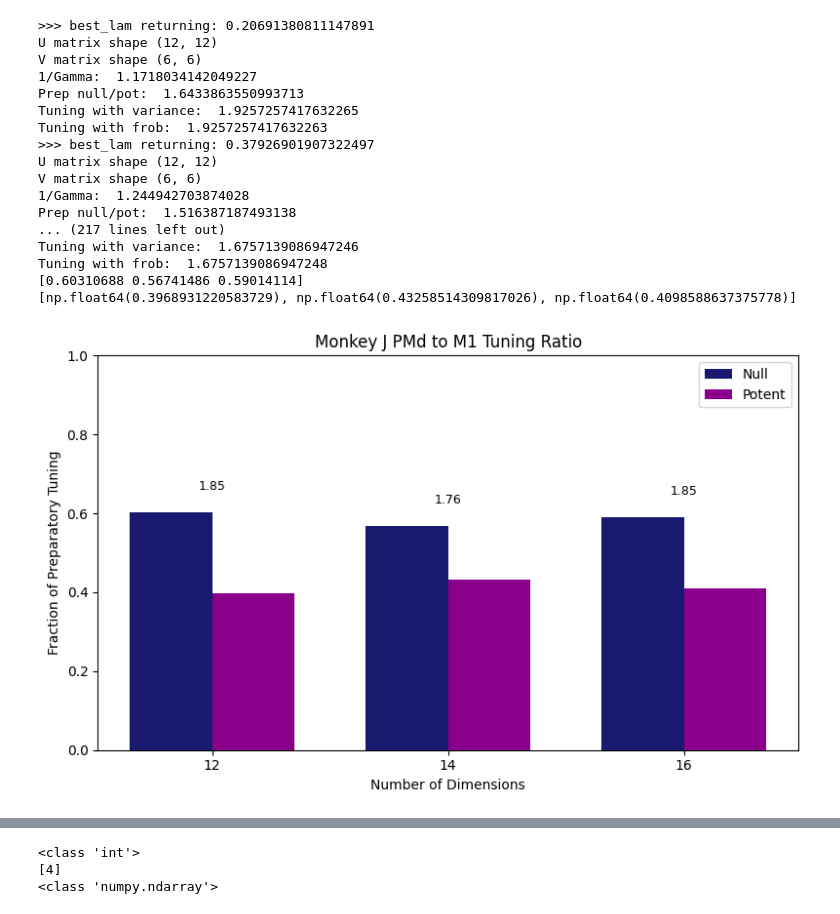
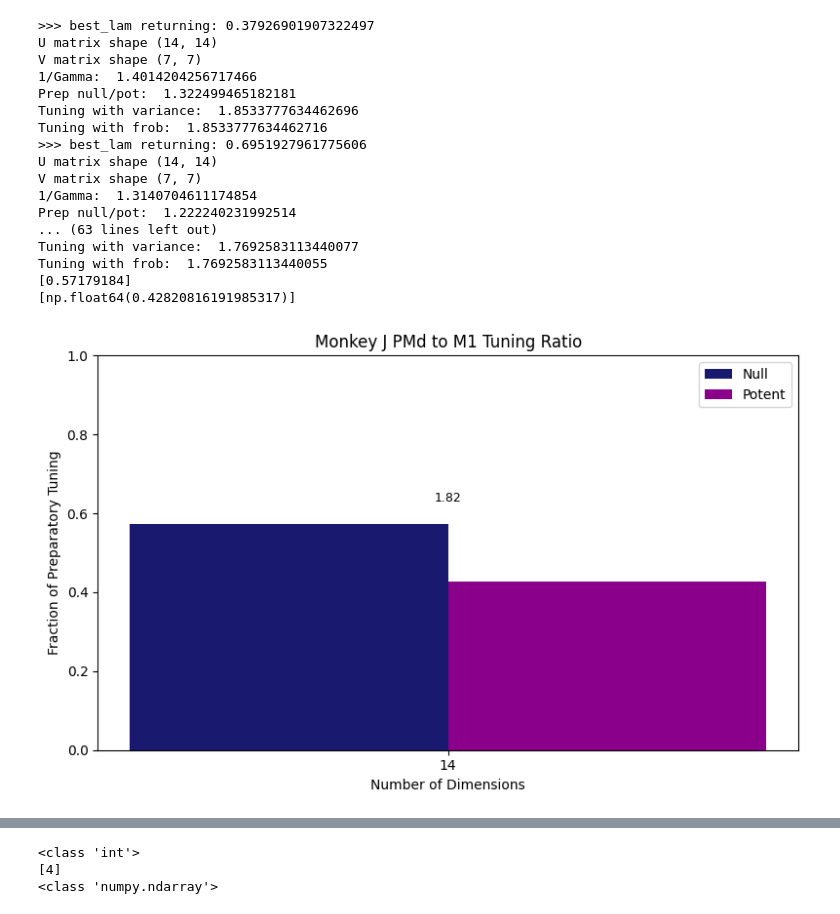
Before and after one commit to kbausen/senior-thesis, a Jupyter notebook: lam.ipynb, the cells around one changed output, grey strips where cells are left out. Saved outputs shown, nothing was run; the diff lists cells and outputs as text; code cells hidden in the pictures.

```diff
--- a/lam.ipynb
+++ b/lam.ipynb
@@ -106,23 +98,23 @@ Tuning with frob:  1.2545220845928795
 # %%
-dims = np.array([12,14,16])
+dims = np.array([14])
 pcar.tuning_mult(J_PMd_tensor, J_M1_tensor, dims, plot = True, rep = 10)
 # %% [output]
->>> best_lam returning: 0.20691380811147891
-U matrix shape (12, 12)
-V matrix shape (6, 6)
-1/Gamma:  1.1718034142049227
-Prep null/pot:  1.6433863550993713
-Tuning with variance:  1.9257257417632265
-Tuning with frob:  1.9257257417632263
 >>> best_lam returning: 0.37926901907322497
-U matrix shape (12, 12)
-V matrix shape (6, 6)
-1/Gamma:  1.244942703874028
-Prep null/pot:  1.516387187493138
-... (217 lines left out)
-Tuning with variance:  1.6757139086947246
-Tuning with frob:  1.6757139086947248
-[0.60310688 0.56741486 0.59014114]
-[np.float64(0.3968931220583729), np.float64(0.43258514309817026), np.float64(0.4098588637375778)]
+U matrix shape (14, 14)
+V matrix shape (7, 7)
+1/Gamma:  1.4014204256717466
+Prep null/pot:  1.322499465182181
+Tuning with variance:  1.8533777634462696
+Tuning with frob:  1.8533777634462716
+>>> best_lam returning: 0.6951927961775606
+U matrix shape (14, 14)
+V matrix shape (7, 7)
+1/Gamma:  1.3140704611174854
+Prep null/pot:  1.222240231992514
+... (63 lines left out)
+Tuning with variance:  1.7692583113440077
+Tuning with frob:  1.7692583113440055
+[0.57179184]
+[np.float64(0.42820816191985317)]
-[figure, old version]
+[figure, new version]
 # %%
```
Also changed, not shown: parts of 3 cells of this notebook, 4 other files.
